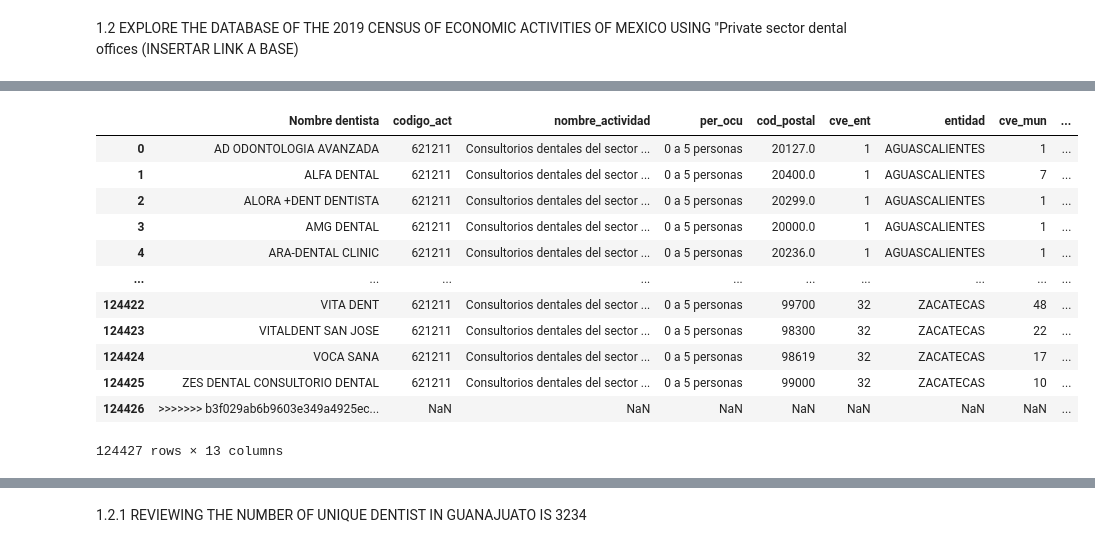
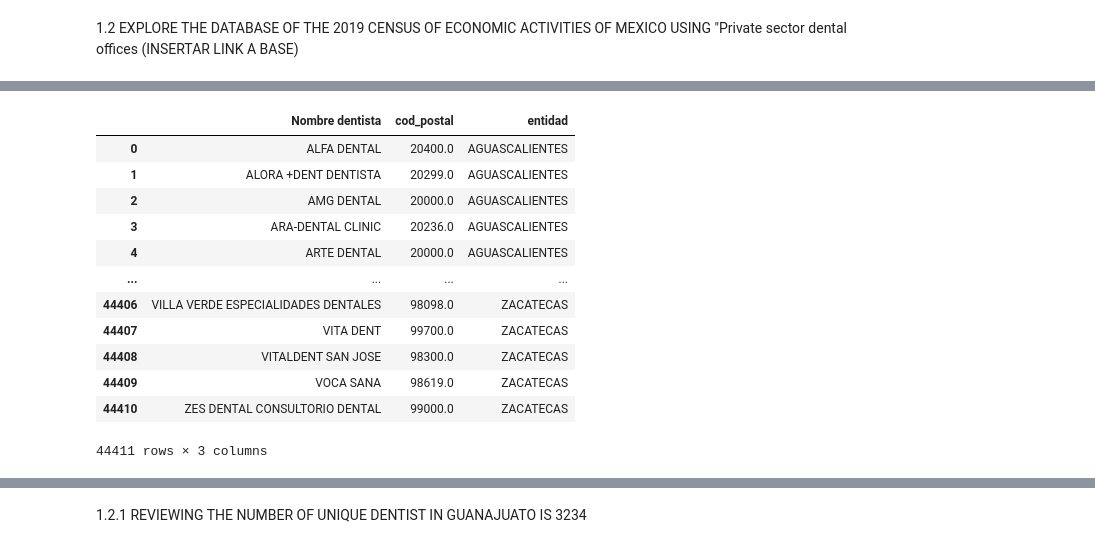
Before and after one commit to KACHIHUAHUA/Project1, a Jupyter notebook: Jupyter Notebooks/3. P5DENTISTASMEX.ipynb, the cells around one changed output, grey strips where cells are left out. Saved outputs shown, nothing was run; the diff lists cells and outputs as text; code cells hidden in the pictures.

```diff
--- a/Jupyter Notebooks/3. P5DENTISTASMEX.ipynb
+++ b/Jupyter Notebooks/3. P5DENTISTASMEX.ipynb
@@ -184,21 +201,20 @@ denue_data
 # %%
-denue_data.columns = ['Nombre dentista','codigo_act','nombre_actividad','per_ocu','cod_postal','cve_ent','entidad','cve_mun','municipio','cve_loc','localidad','latitud','longitud','fecha_alta']
-denue2=denue_data.drop(columns=['fecha_alta'])
+denue2=denue_data.drop(columns = ['codigo_act','nombre_actividad','per_ocu','cve_ent','cve_mun','municipio','cve_loc','localidad','latitud','longitud','fecha_alta'])
 denue2=denue2.drop_duplicates(ignore_index = True)
 #denue_data.dropna()
 denue2
 # %% [output]
-|  | Nombre dentista | codigo_act | nombre_actividad | per_ocu | cod_postal | cve_ent | entidad | cve_mun | ... |
-| 0 | AD ODONTOLOGIA AVANZADA | 621211 | Consultorios dentales del sector ... | 0 a 5 personas | 20127.0 | 1 | AGUASCALIENTES | 1 | ... |
-| 1 | ALFA DENTAL | 621211 | Consultorios dentales del sector ... | 0 a 5 personas | 20400.0 | 1 | AGUASCALIENTES | 7 | ... |
-| 2 | ALORA +DENT DENTISTA | 621211 | Consultorios dentales del sector ... | 0 a 5 personas | 20299.0 | 1 | AGUASCALIENTES | 1 | ... |
-| 3 | AMG DENTAL | 621211 | Consultorios dentales del sector ... | 0 a 5 personas | 20000.0 | 1 | AGUASCALIENTES | 1 | ... |
-| 4 | ARA-DENTAL CLINIC | 621211 | Consultorios dentales del sector ... | 0 a 5 personas | 20236.0 | 1 | AGUASCALIENTES | 1 | ... |
-| ... | ... | ... | ... | ... | ... | ... | ... | ... | ... |
-| 124422 | VITA DENT | 621211 | Consultorios dentales del sector ... | 0 a 5 personas | 99700 | 32 | ZACATECAS | 48 | ... |
-| 124423 | VITALDENT SAN JOSE | 621211 | Consultorios dentales del sector ... | 0 a 5 personas | 98300 | 32 | ZACATECAS | 22 | ... |
-| 124424 | VOCA SANA | 621211 | Consultorios dentales del sector ... | 0 a 5 personas | 98619 | 32 | ZACATECAS | 17 | ... |
-| 124425 | ZES DENTAL CONSULTORIO DENTAL | 621211 | Consultorios dentales del sector ... | 0 a 5 personas | 99000 | 32 | ZACATECAS | 10 | ... |
-| 124426 | >>>>>>> b3f029ab6b9603e349a4925ec... | NaN | NaN | NaN | NaN | NaN | NaN | NaN | ... |
+|  | Nombre dentista | cod_postal | entidad |
+| 0 | ALFA DENTAL | 20400.0 | AGUASCALIENTES |
+| 1 | ALORA +DENT DENTISTA | 20299.0 | AGUASCALIENTES |
+| 2 | AMG DENTAL | 20000.0 | AGUASCALIENTES |
+| 3 | ARA-DENTAL CLINIC | 20236.0 | AGUASCALIENTES |
+| 4 | ARTE DENTAL | 20000.0 | AGUASCALIENTES |
+| ... | ... | ... | ... |
+| 44406 | VILLA VERDE ESPECIALIDADES DENTALES | 98098.0 | ZACATECAS |
+| 44407 | VITA DENT | 99700.0 | ZACATECAS |
+| 44408 | VITALDENT SAN JOSE | 98300.0 | ZACATECAS |
+| 44409 | VOCA SANA | 98619.0 | ZACATECAS |
+| 44410 | ZES DENTAL CONSULTORIO DENTAL | 99000.0 | ZACATECAS |
-124427 rows × 13 columns
+44411 rows × 3 columns
 # %%
```
Also changed, not shown: parts of 24 cells of this notebook, 3 other files.
